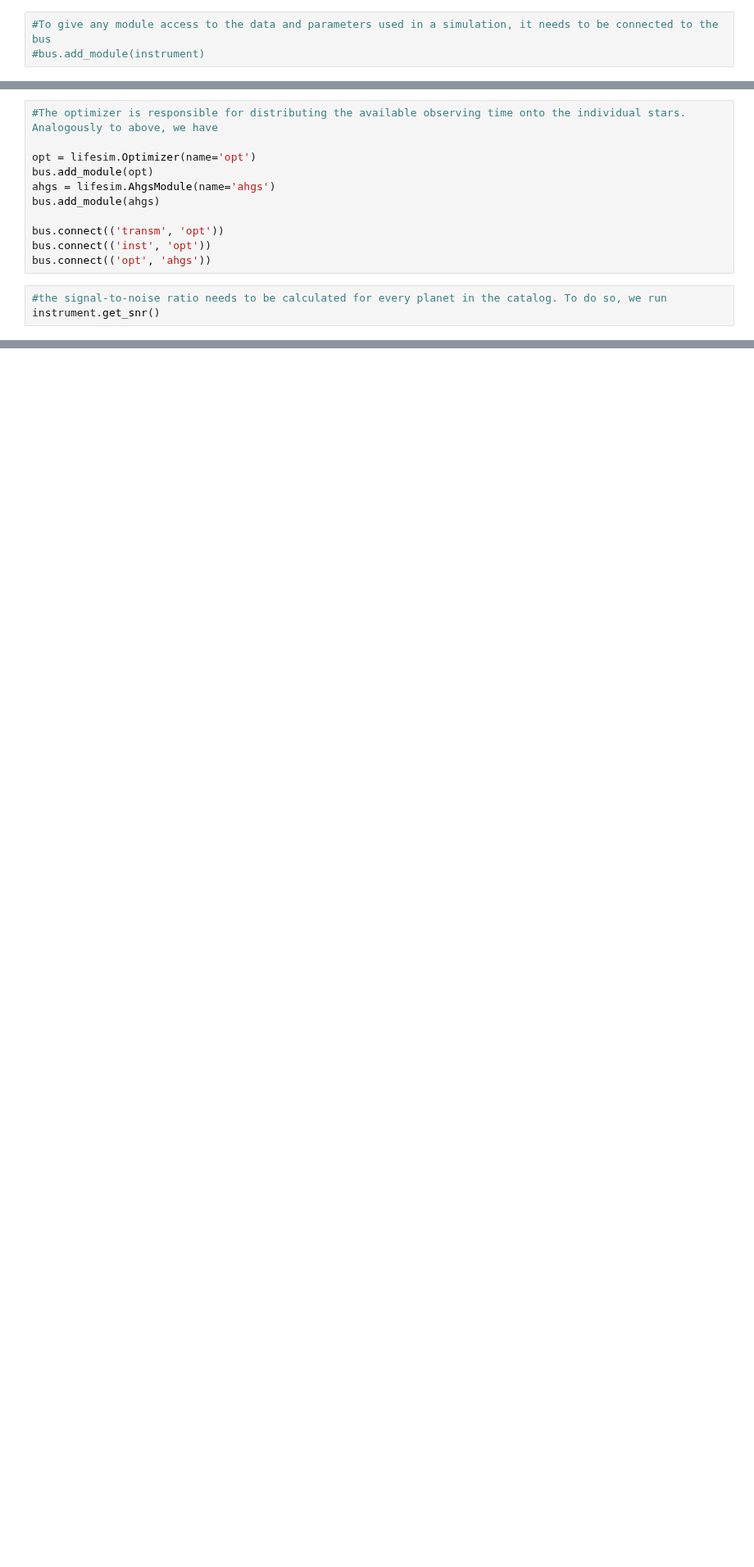
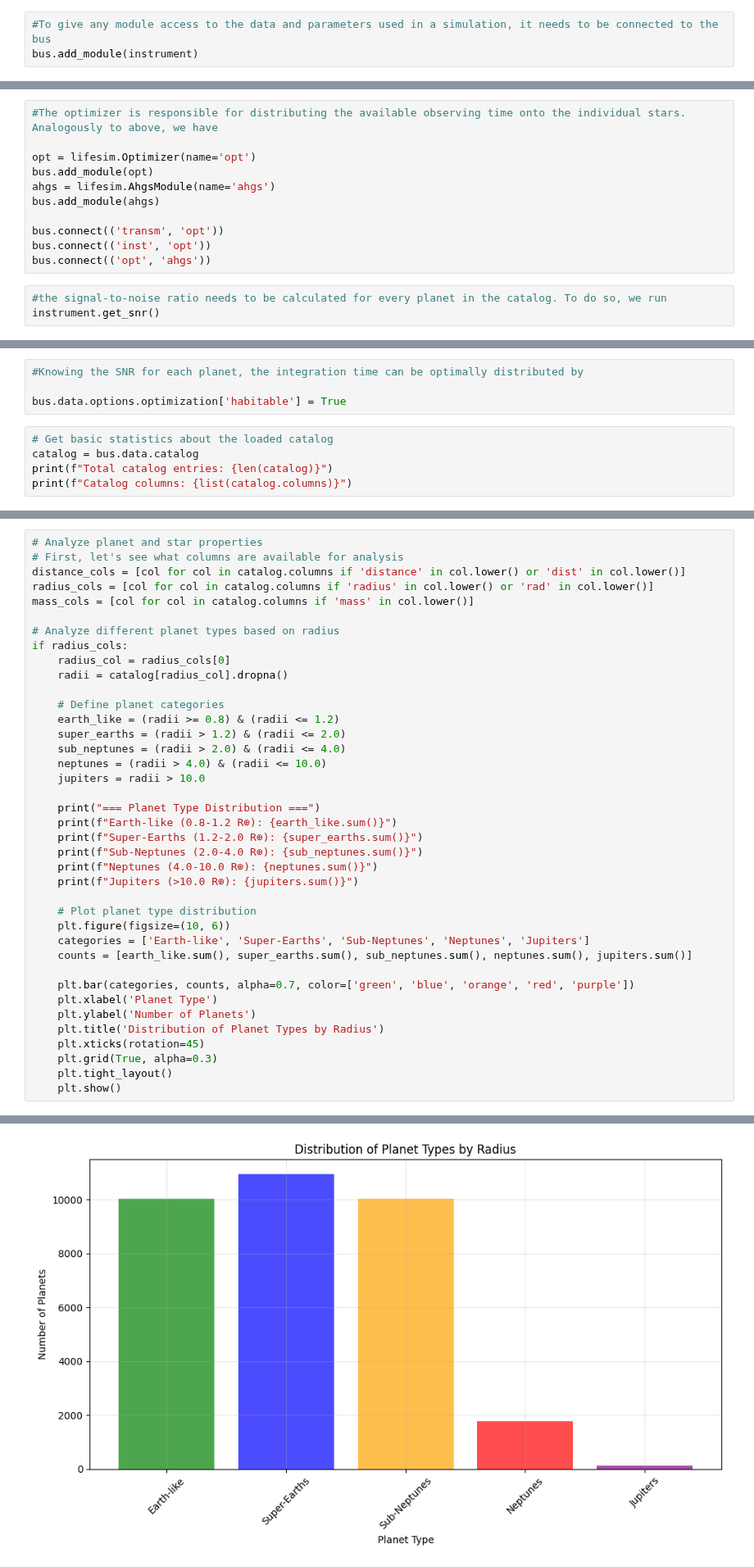
Before and after one commit to pujithasuribhatla/LIFEsim_tutorial, a Jupyter notebook: lifesim.ipynb, the cells around one changed output, grey strips where cells are left out. Shown at 82% size. Cells and saved outputs as stored; diff of their text form; blank space fills up the shorter version.

Commit message:
added some plots

```diff
--- a/lifesim.ipynb
+++ b/lifesim.ipynb
@@ -23,7 +23,7 @@ Processed line 45884 of 45884
 instrument = lifesim.Instrument(name='inst')
 # %%
 #To give any module access to the data and parameters used in a simulation, it needs to be connected to the bus
-#bus.add_module(instrument)
+bus.add_module(instrument)
 # %%
 #All modules needed for the instrument module to run need to be created. Create the module responsible for simulating transmission maps of a four-arm nulling interferometer and add it to the bus
 transm = lifesim.TransmissionMap(name='transm')
@@ -63,0 +60,9 @@ bus.data.export_catalog(output_path = '/home/pujitha/PycharmProjects/lifesim/fil
+# %%
+#Knowing the SNR for each planet, the integration time can be optimally distributed by
+
+bus.data.options.optimization['habitable'] = True
+# %%
+# Get basic statistics about the loaded catalog
+catalog = bus.data.catalog
+print(f"Total catalog entries: {len(catalog)}")
+print(f"Catalog columns: {list(catalog.columns)}")
@@ -63,0 +72,40 @@ bus.data.export_catalog(output_path = '/home/pujitha/PycharmProjects/lifesim/fil
+# %%
+# Analyze planet and star properties
+# First, let's see what columns are available for analysis
+distance_cols = [col for col in catalog.columns if 'distance' in col.lower() or 'dist' in col.lower()]
+radius_cols = [col for col in catalog.columns if 'radius' in col.lower() or 'rad' in col.lower()]
+mass_cols = [col for col in catalog.columns if 'mass' in col.lower()]
+
+# Analyze different planet types based on radius
+if radius_cols:
+    radius_col = radius_cols[0]
+    radii = catalog[radius_col].dropna()
+
+    # Define planet categories
+    earth_like = (radii >= 0.8) & (radii <= 1.2)
+    super_earths = (radii > 1.2) & (radii <= 2.0)
+    sub_neptunes = (radii > 2.0) & (radii <= 4.0)
+    neptunes = (radii > 4.0) & (radii <= 10.0)
+    jupiters = radii > 10.0
+
+    print("=== Planet Type Distribution ===")
+    print(f"Earth-like (0.8-1.2 R⊕): {earth_like.sum()}")
+    print(f"Super-Earths (1.2-2.0 R⊕): {super_earths.sum()}")
+    print(f"Sub-Neptunes (2.0-4.0 R⊕): {sub_neptunes.sum()}")
+    print(f"Neptunes (4.0-10.0 R⊕): {neptunes.sum()}")
+    print(f"Jupiters (>10.0 R⊕): {jupiters.sum()}")
+
+    # Plot planet type distribution
+    plt.figure(figsize=(10, 6))
+    categories = ['Earth-like', 'Super-Earths', 'Sub-Neptunes', 'Neptunes', 'Jupiters']
+    counts = [earth_like.sum(), super_earths.sum(), sub_neptunes.sum(), neptunes.sum(), jupiters.sum()]
+
+    plt.bar(categories, counts, alpha=0.7, color=['green', 'blue', 'orange', 'red', 'purple'])
+    plt.xlabel('Planet Type')
+    plt.ylabel('Number of Planets')
+    plt.title('Distribution of Planet Types by Radius')
+    plt.xticks(rotation=45)
+    plt.grid(True, alpha=0.3)
+    plt.tight_layout()
+    plt.show()
+# %% [output]
@@ -63,0 +118 @@ bus.data.export_catalog(output_path = '/home/pujitha/PycharmProjects/lifesim/fil
+[figure, added]
```
Also changed, not shown: parts of 5 cells of this notebook.
